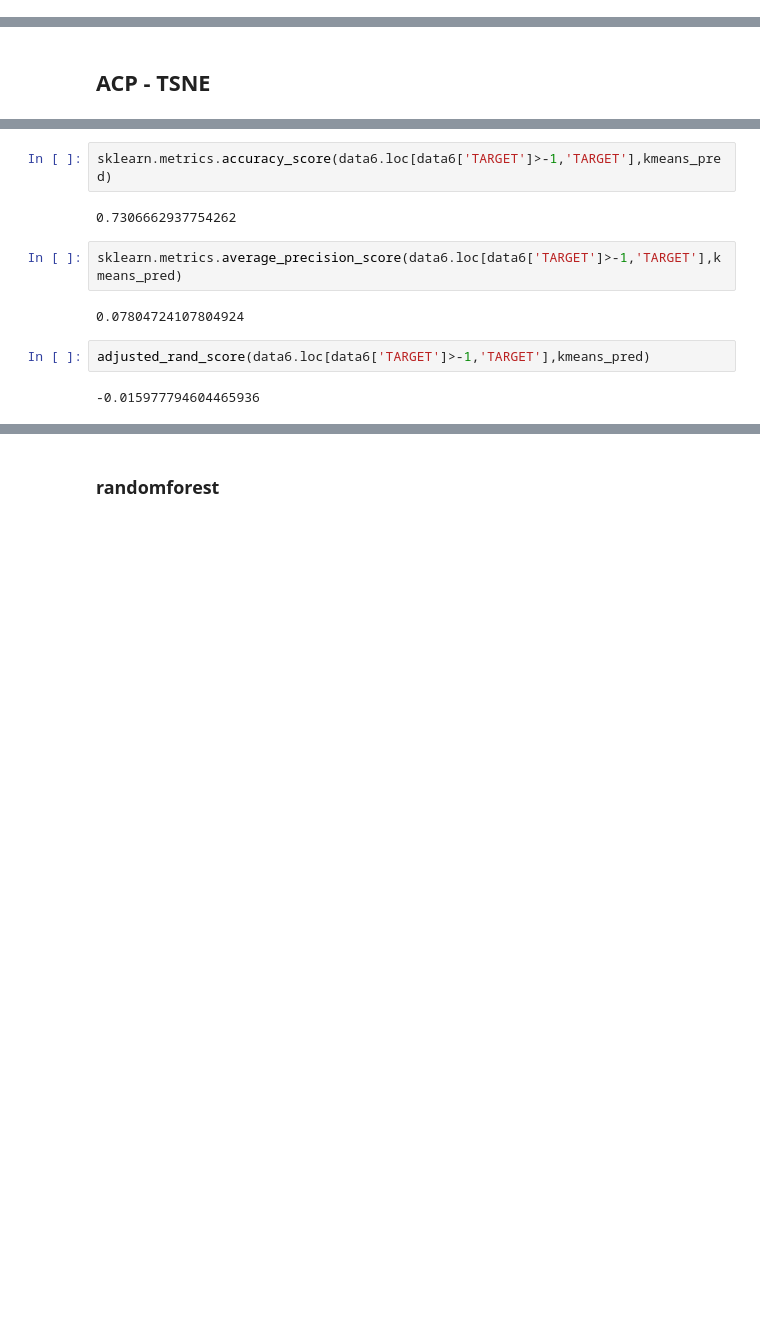
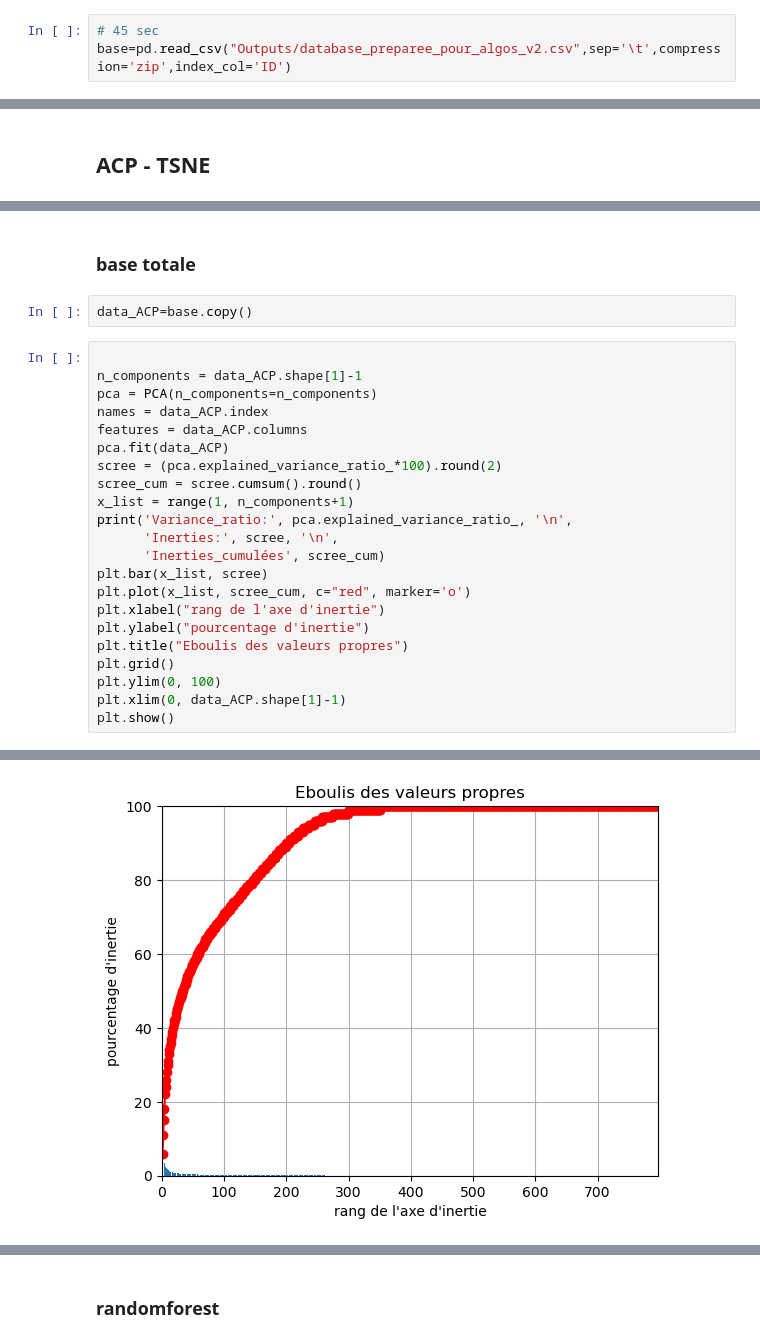
Before and after one commit to David-R-V/OC_modele_scoring, a Jupyter notebook: Projet 7.ipynb, the cells around one changed output, grey strips where cells are left out. Saved outputs shown, nothing was run; the diff lists cells and outputs as text; blank space fills up the shorter version.

```diff
--- a/Projet 7.ipynb
+++ b/Projet 7.ipynb
@@ -2135,0 +2177,3 @@ data6.to_csv("Outputs/data6.csv")
+# %%
+# 45 sec
+base=pd.read_csv("Outputs/database_preparee_pour_algos_v2.csv",sep='\t',compression='zip',index_col='ID')
@@ -2357,12 +2188,27 @@ pd.crosstab(data6.loc[data6['TARGET']>-1,'TARGET'],kmeans_pred)
-# %%
-sklearn.metrics.accuracy_score(data6.loc[data6['TARGET']>-1,'TARGET'],kmeans_pred)
-# %% [output]
-0.7306662937754262
-# %%
-sklearn.metrics.average_precision_score(data6.loc[data6['TARGET']>-1,'TARGET'],kmeans_pred)
-# %% [output]
-0.07804724107804924
-# %%
-adjusted_rand_score(data6.loc[data6['TARGET']>-1,'TARGET'],kmeans_pred)
-# %% [output]
--0.015977794604465936
+# %% [markdown]
+### base totale
+# %%
+data_ACP=base.copy()
+# %%
+
+n_components = data_ACP.shape[1]-1
+pca = PCA(n_components=n_components)
+names = data_ACP.index
+features = data_ACP.columns
+pca.fit(data_ACP)
+scree = (pca.explained_variance_ratio_*100).round(2)
+scree_cum = scree.cumsum().round()
+x_list = range(1, n_components+1)
+print('Variance_ratio:', pca.explained_variance_ratio_, '\n',
+      'Inerties:', scree, '\n',
+      'Inerties_cumulées', scree_cum)
+plt.bar(x_list, scree)
+plt.plot(x_list, scree_cum, c="red", marker='o')
+plt.xlabel("rang de l'axe d'inertie")
+plt.ylabel("pourcentage d'inertie")
+plt.title("Eboulis des valeurs propres")
+plt.grid()
+plt.ylim(0, 100)
+plt.xlim(0, data_ACP.shape[1]-1)
+plt.show()
+# %% [output]
@@ -2368,0 +2235 @@ adjusted_rand_score(data6.loc[data6['TARGET']>-1,'TARGET'],kmeans_pred)
+[figure, added]
```
Also changed, not shown: parts of 257 cells of this notebook.
